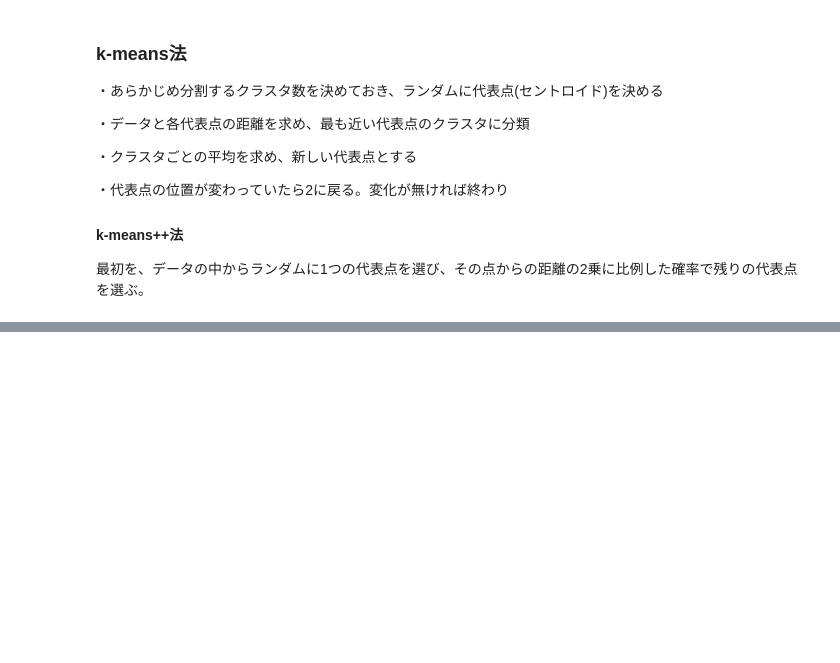
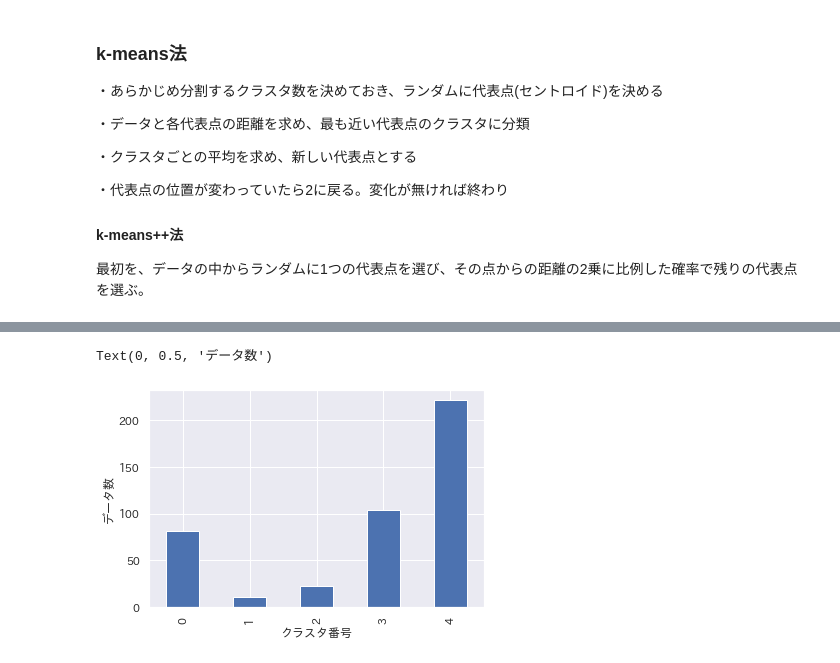
Before and after one commit to anko191/Python_Kaggle, a Jupyter notebook: jsonload.ipynb, the cells around one changed output, grey strips where cells are left out. Saved outputs shown, nothing was run; the diff lists cells and outputs as text; code cells hidden in the pictures; blank space fills up the shorter version.

```diff
--- a/jsonload.ipynb
+++ b/jsonload.ipynb
@@ -436,0 +463,9 @@ The createFontList function was deprecated in Matplotlib 3.2 and will be removed
+# %%
+# また、各クラスタに含まれるデータ数を調べる
+labels = pd.Series(kmeans.labels_, name='cluster_number')
+ax = labels.value_counts(sort=False).plot(kind = 'bar')
+ax.set_xlabel('クラスタ番号')
+ax.set_ylabel('データ数')
+# %% [output]
+Text(0, 0.5, 'データ数')
+[figure, added]
```
Also changed, not shown: parts of 17 cells of this notebook.
